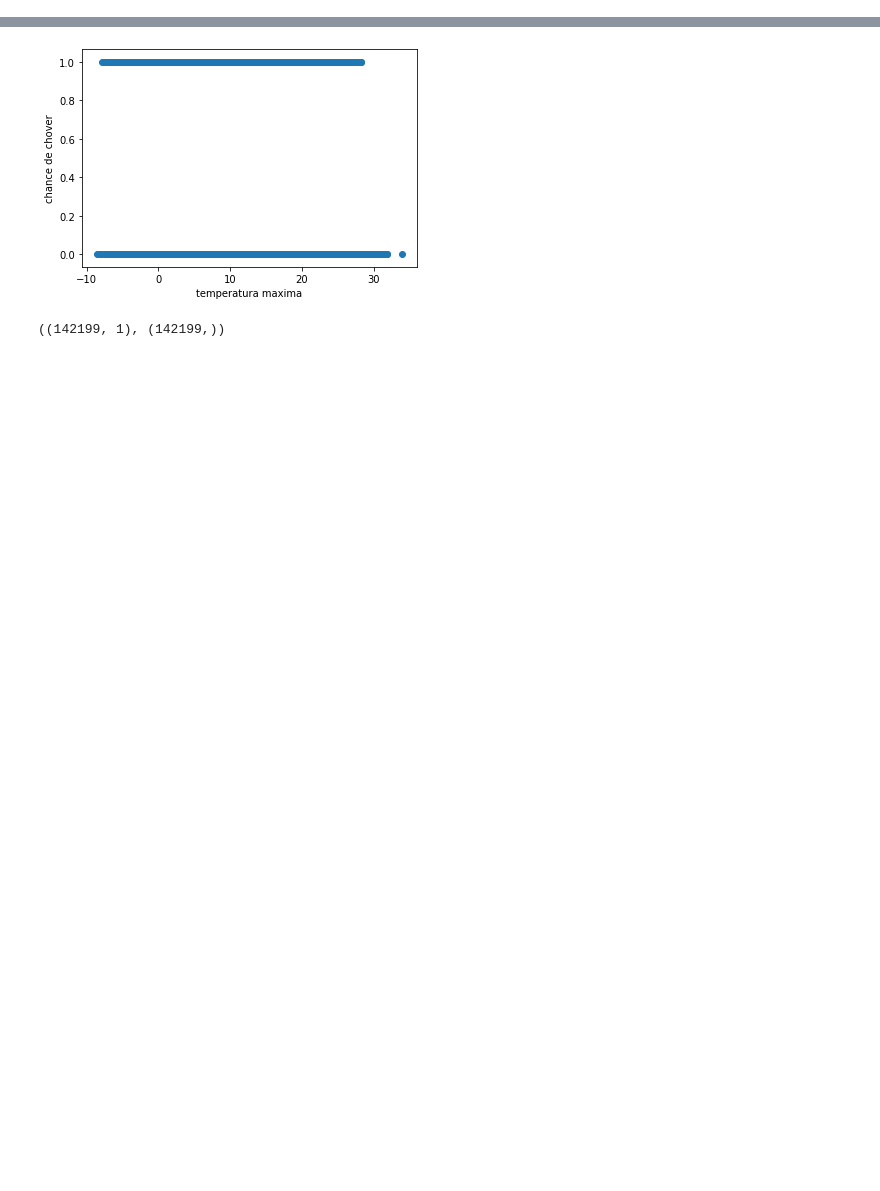
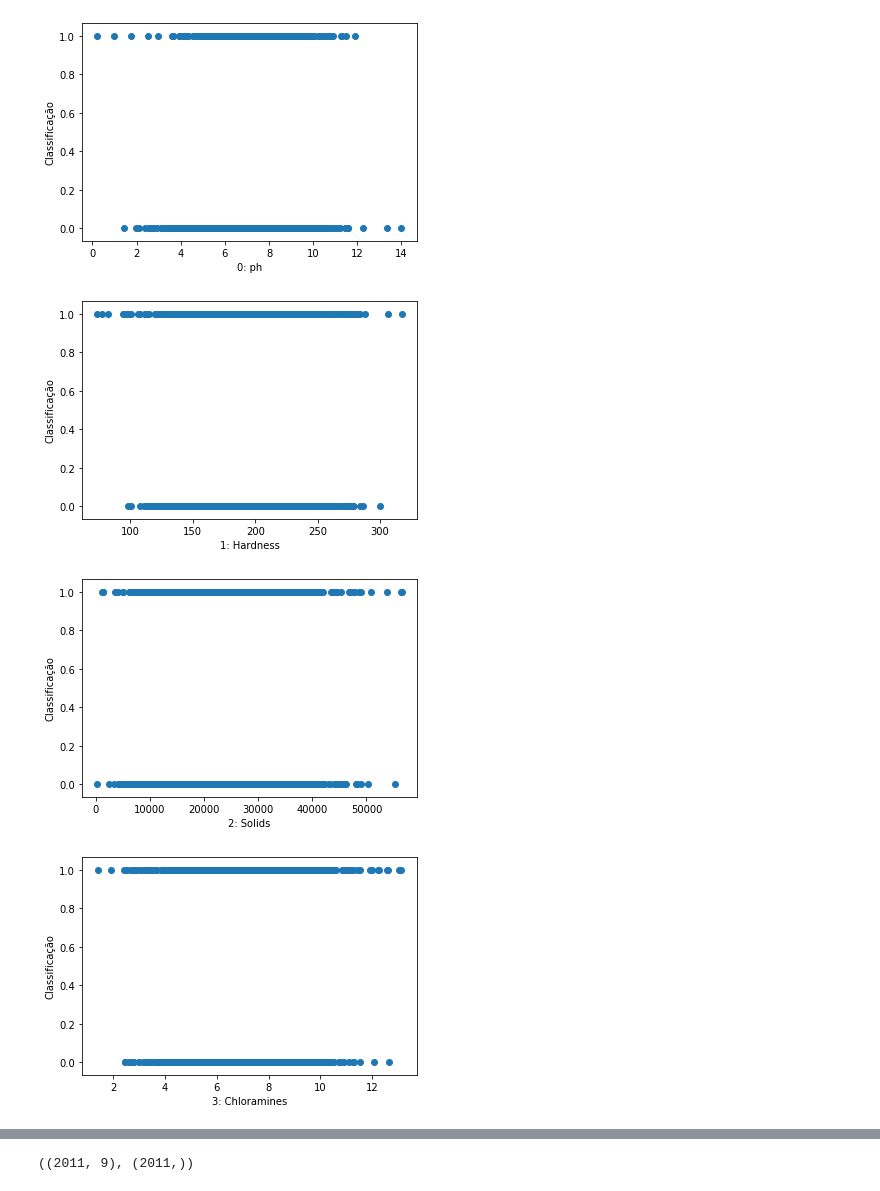
Before and after one commit to LuizGuzzo/Mestrado, a Jupyter notebook: patternRecognition/atividades/ativ3.ipynb, the cells around one changed output, grey strips where cells are left out. Cells and saved outputs as stored; diff of their text form; code cells hidden in the pictures; blank space fills up the shorter version.

```diff
--- a/patternRecognition/atividades/ativ3.ipynb
+++ b/patternRecognition/atividades/ativ3.ipynb
@@ -32,8 +31,13 @@ X.shape, y.shape
 # %%
 # o Y é o charge, para cada charge, ou seja para cada linha eu ploto o valor do charge e a coluna que estou visitando
 # primeiro exemplo é para o valor X de charge qual é a idade correspondente (idade,charge)
-# for i in range(X.shape[1]):
-#     plt.xlabel(f"{i}: {X.columns[i]}")
-#     plt.ylabel("Classificação")
-#     plt.scatter(X.iloc[:,i], y)
-#     plt.show()
+for i in range(X.shape[1]):
+    plt.xlabel(f"{i}: {X.columns[i]}")
+    plt.ylabel("Classificação")
+    plt.scatter(X.iloc[:,i], y)
+    plt.show()
+# %% [output]
+[figure, added]
+[figure, added]
+[figure, added]
+[figure, added]
@@ -40,22 +49,14 @@ X.shape, y.shape
 # %%
-X = data.iloc[:,2].values.reshape(-1,1)
-#porque precisa ser uma matriz mesmo?
+# X = data.iloc[:,0].values.reshape(-1,1)
 
-# X4 = X.iloc[:,1:2]
-# plt.scatter(X4,y)
+# plt.figure(figsize=(10,10),dpi=80)
+
+# plt.xlabel("ph")
+# plt.ylabel("potavel")
+# plt.scatter(X, y)
 # plt.show()
 
-# X = np.array(X, dtype=float)
-# y = np.array(y, dtype=float)
-
-# plt.figure(figsize=(10,10),dpi=80)
-plt.xlabel("temperatura maxima")
-plt.ylabel("chance de chover")
-plt.scatter(X, y)
-plt.show()
-
 X.shape, y.shape
 # %% [output]
-[figure, removed]
-((142199, 1), (142199,))
+((2011, 9), (2011,))
 # %%
```
Also changed, not shown: parts of 5 cells of this notebook, 1 other file.
